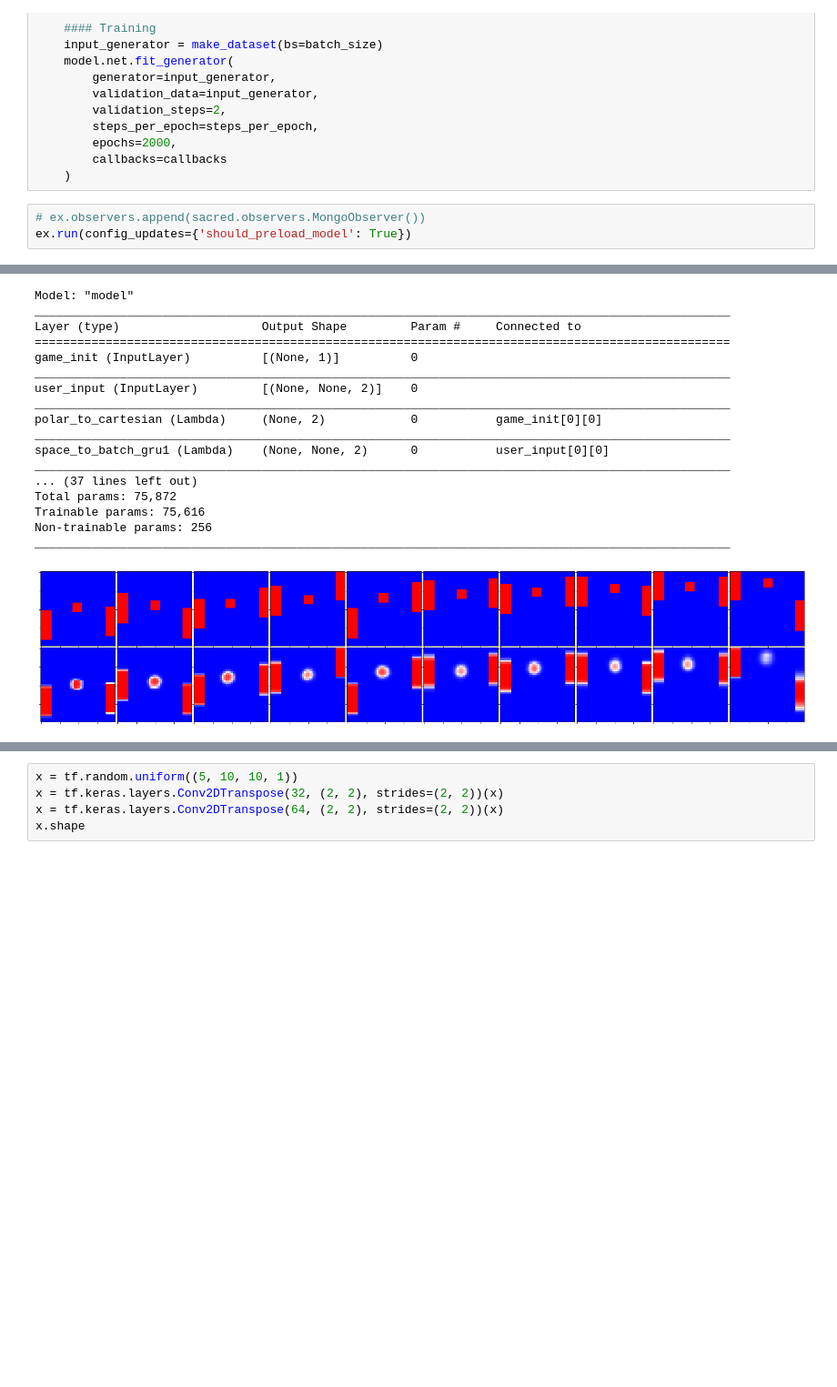
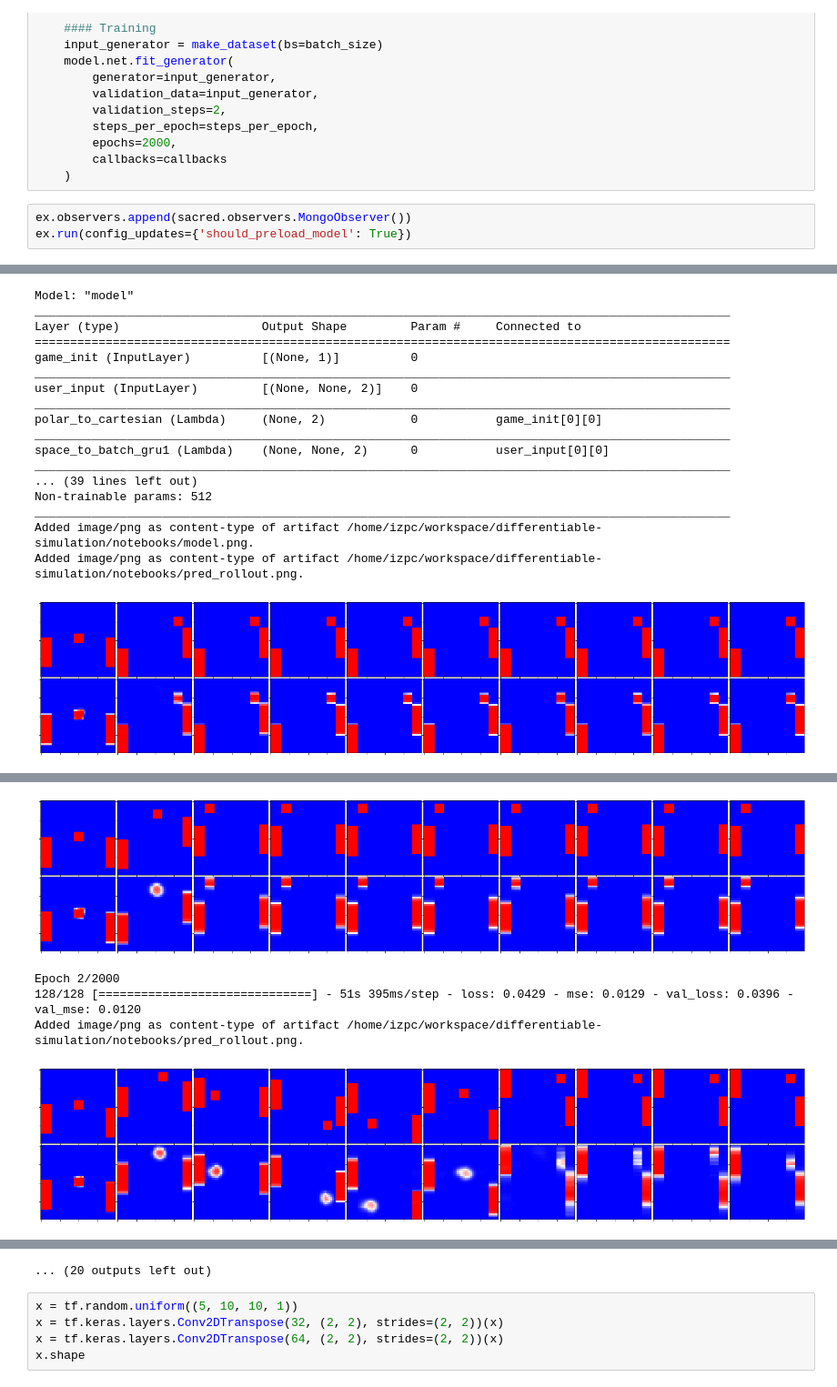
Before and after one commit to ichko/differentiable-simulation, a Jupyter notebook: notebooks/DRNN Experiment.ipynb, the cells around one changed output, grey strips where cells are left out. Shown: that part at 91% size. Saved outputs shown, nothing was run; the diff lists cells and outputs as text; blank space fills up the shorter version.

```diff
--- a/notebooks/DRNN Experiment.ipynb
+++ b/notebooks/DRNN Experiment.ipynb
@@ -113,6 +113,6 @@ def main(
         callbacks=callbacks
     )
 # %%
-# ex.observers.append(sacred.observers.MongoObserver())
+ex.observers.append(sacred.observers.MongoObserver())
 ex.run(config_updates={'should_preload_model': True})
 # %% [output]
@@ -122,19 +121,19 @@ INFO - DRNN-3L Experiment - Started
 Model: "model"
 __________________________________________________________________________________________________
 Layer (type)                    Output Shape         Param #     Connected to
 ==================================================================================================
 game_init (InputLayer)          [(None, 1)]          0
 __________________________________________________________________________________________________
 user_input (InputLayer)         [(None, None, 2)]    0
 __________________________________________________________________________________________________
 polar_to_cartesian (Lambda)     (None, 2)            0           game_init[0][0]
 __________________________________________________________________________________________________
 space_to_batch_gru1 (Lambda)    (None, None, 2)      0           user_input[0][0]
 __________________________________________________________________________________________________
-... (37 lines left out)
-Total params: 75,872
-Trainable params: 75,616
-Non-trainable params: 256
+... (39 lines left out)
+Non-trainable params: 512
 __________________________________________________________________________________________________
+Added image/png as content-type of artifact /home/izpc/workspace/differentiable-simulation/notebooks/model.png.
+Added image/png as content-type of artifact /home/izpc/workspace/differentiable-simulation/notebooks/pred_rollout.png.
-[figure, old version]
+[figure, new version]
 Epoch 1/2000
@@ -140,0 +142,5 @@ Epoch 1/2000
+[figure, added]
+Epoch 2/2000
+128/128 [==============================] - 51s 395ms/step - loss: 0.0429 - mse: 0.0129 - val_loss: 0.0396 - val_mse: 0.0120
+Added image/png as content-type of artifact /home/izpc/workspace/differentiable-simulation/notebooks/pred_rollout.png.
+[figure, added]
@@ -141,3 +158,4 @@ Epoch 1/2000
+... (20 outputs left out)
 # %%
 x = tf.random.uniform((5, 10, 10, 1))
 x = tf.keras.layers.Conv2DTranspose(32, (2, 2), strides=(2, 2))(x)
```
Also changed, not shown: parts of 2 cells of this notebook, 2 other files.
